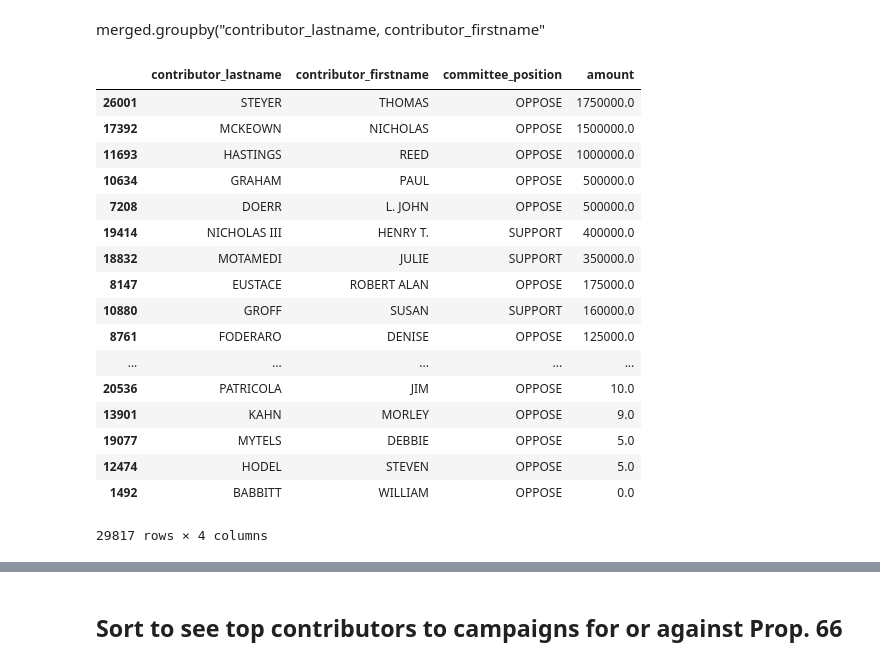
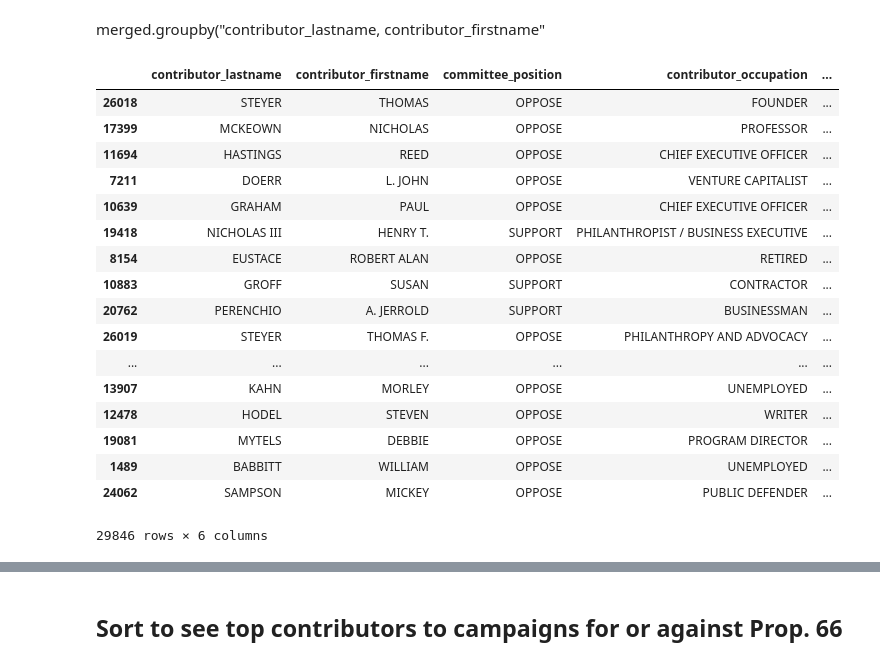
Before and after one commit to ncyahr/first-python-notebook, a Jupyter notebook: Module 3-Death Penalty.ipynb, the cells around one changed output, grey strips where cells are left out. Saved outputs shown, nothing was run; the diff lists cells and outputs as text; code cells hidden in the pictures.

Commit message:
Donor Occupation & Employer

```diff
--- a/Module 3-Death Penalty.ipynb
+++ b/Module 3-Death Penalty.ipynb
@@ -254,25 +302,25 @@ merged.groupby("committee_name_x").amount.sum().reset_index().sort_values("amoun
 # %% [markdown]
 merged.groupby("contributor_lastname, contributor_firstname"
 # %%
-merged.groupby(["contributor_lastname", "contributor_firstname", "committee_position"]).amount.sum().reset_index().sort_values ("amount", ascending = False)
+merged.groupby(["contributor_lastname", "contributor_firstname", "committee_position", "contributor_occupation", "contributor_employer"]).amount.sum().reset_index().sort_values ("amount", ascending = False)
 # %% [output]
-|  | contributor_lastname | contributor_firstname | committee_position | amount |
-| 26001 | STEYER | THOMAS | OPPOSE | 1750000.0 |
-| 17392 | MCKEOWN | NICHOLAS | OPPOSE | 1500000.0 |
-| 11693 | HASTINGS | REED | OPPOSE | 1000000.0 |
-| 10634 | GRAHAM | PAUL | OPPOSE | 500000.0 |
-| 7208 | DOERR | L. JOHN | OPPOSE | 500000.0 |
-| 19414 | NICHOLAS III | HENRY T. | SUPPORT | 400000.0 |
-| 18832 | MOTAMEDI | JULIE | SUPPORT | 350000.0 |
-| 8147 | EUSTACE | ROBERT ALAN | OPPOSE | 175000.0 |
-| 10880 | GROFF | SUSAN | SUPPORT | 160000.0 |
-| 8761 | FODERARO | DENISE | OPPOSE | 125000.0 |
-| ... | ... | ... | ... | ... |
-| 20536 | PATRICOLA | JIM | OPPOSE | 10.0 |
-| 13901 | KAHN | MORLEY | OPPOSE | 9.0 |
-| 19077 | MYTELS | DEBBIE | OPPOSE | 5.0 |
-| 12474 | HODEL | STEVEN | OPPOSE | 5.0 |
-| 1492 | BABBITT | WILLIAM | OPPOSE | 0.0 |
+|  | contributor_lastname | contributor_firstname | committee_position | contributor_occupation | ... |
+| 26018 | STEYER | THOMAS | OPPOSE | FOUNDER | ... |
+| 17399 | MCKEOWN | NICHOLAS | OPPOSE | PROFESSOR | ... |
+| 11694 | HASTINGS | REED | OPPOSE | CHIEF EXECUTIVE OFFICER | ... |
+| 7211 | DOERR | L. JOHN | OPPOSE | VENTURE CAPITALIST | ... |
+| 10639 | GRAHAM | PAUL | OPPOSE | CHIEF EXECUTIVE OFFICER | ... |
+| 19418 | NICHOLAS III | HENRY T. | SUPPORT | PHILANTHROPIST / BUSINESS EXECUTIVE | ... |
+| 8154 | EUSTACE | ROBERT ALAN | OPPOSE | RETIRED | ... |
+| 10883 | GROFF | SUSAN | SUPPORT | CONTRACTOR | ... |
+| 20762 | PERENCHIO | A. JERROLD | SUPPORT | BUSINESSMAN | ... |
+| 26019 | STEYER | THOMAS F. | OPPOSE | PHILANTHROPY AND ADVOCACY | ... |
+| ... | ... | ... | ... | ... | ... |
+| 13907 | KAHN | MORLEY | OPPOSE | UNEMPLOYED | ... |
+| 12478 | HODEL | STEVEN | OPPOSE | WRITER | ... |
+| 19081 | MYTELS | DEBBIE | OPPOSE | PROGRAM DIRECTOR | ... |
+| 1489 | BABBITT | WILLIAM | OPPOSE | UNEMPLOYED | ... |
+| 24062 | SAMPSON | MICKEY | OPPOSE | PUBLIC DEFENDER | ... |
-29817 rows × 4 columns
+29846 rows × 6 columns
 # %%
 merged.amount.sum()
```
Also changed, not shown: parts of 23 cells of this notebook, 1 other file.
